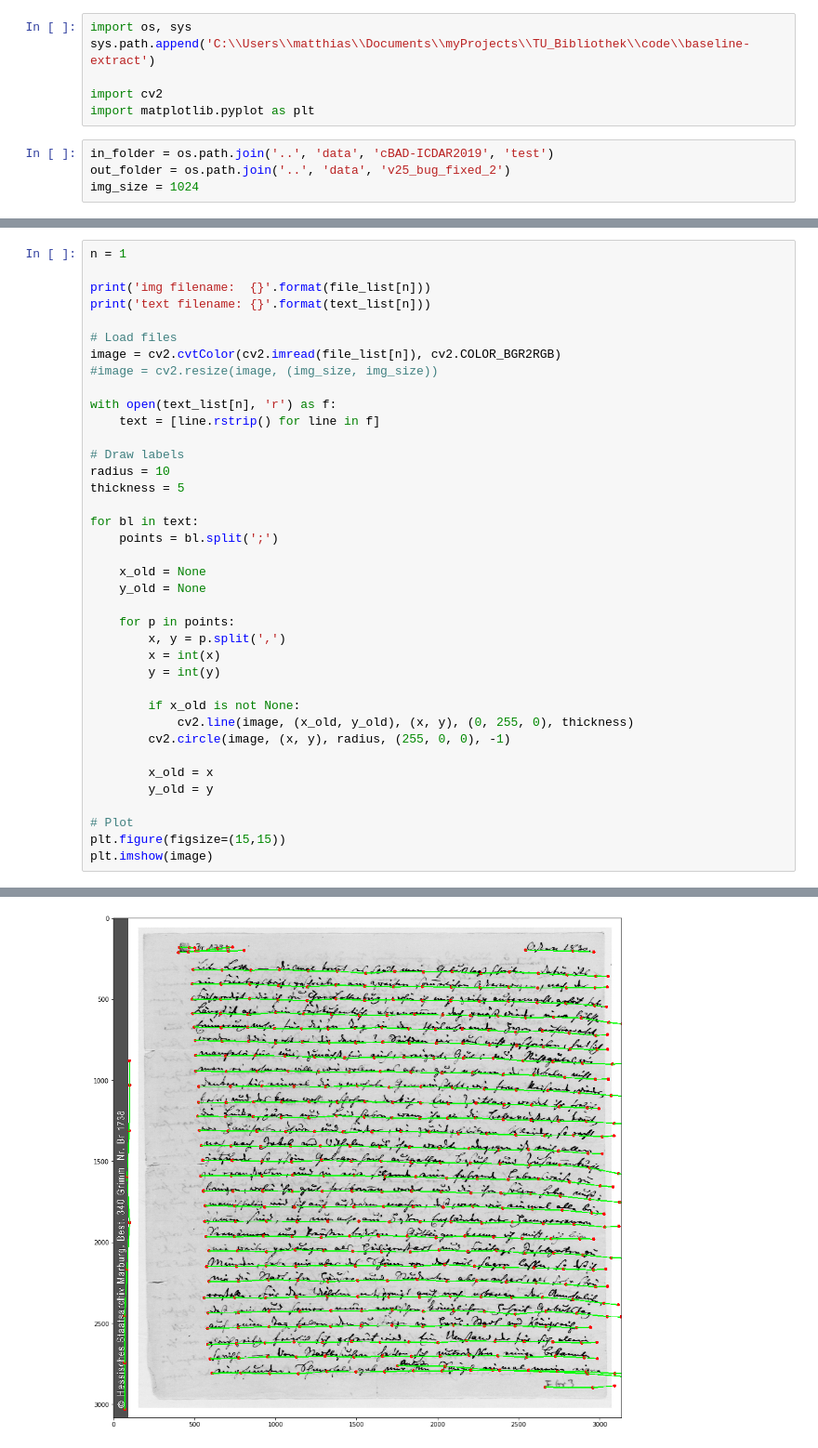
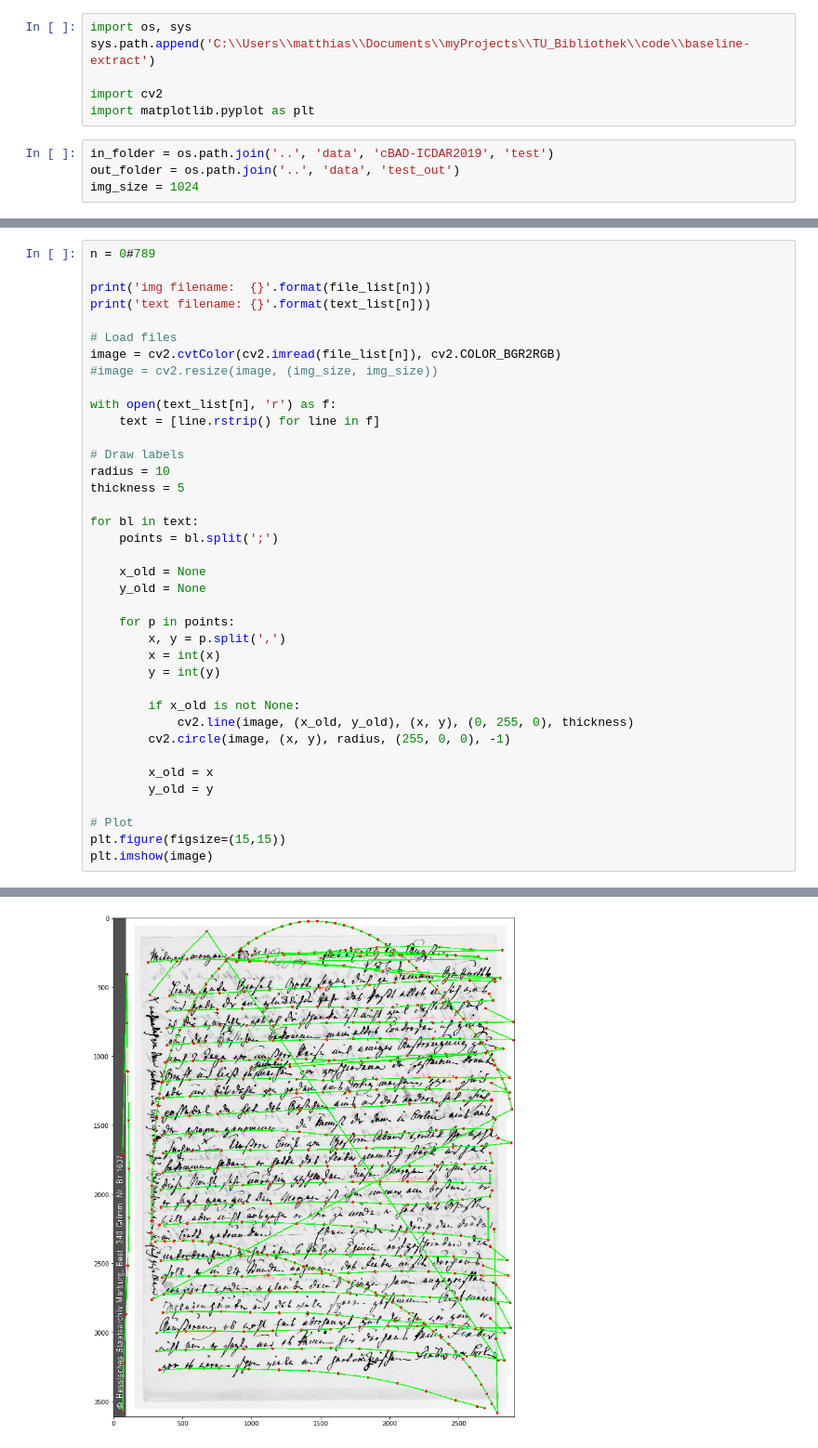
Before and after one commit to mwoedlinger/baseline-extract, a Jupyter notebook: demo/draw_prediction.ipynb, the cells around one changed output, grey strips where cells are left out. Shown at 93% size. Drawn from its saved outputs; the diff is of its cells as text.

```diff
--- a/demo/draw_prediction.ipynb
+++ b/demo/draw_prediction.ipynb
@@ -6,7 +6,7 @@ import cv2
 import matplotlib.pyplot as plt
 # %%
 in_folder = os.path.join('..', 'data', 'cBAD-ICDAR2019', 'test')
-out_folder = os.path.join('..', 'data', 'v25_bug_fixed_2')
+out_folder = os.path.join('..', 'data', 'test_out')
 img_size = 1024
 # %%
 text_list = []
@@ -22,5 +22,5 @@ found 11 files.
 # %%
-n = 1
+n = 0#789
 
 print('img filename:  {}'.format(file_list[n]))
 print('text filename: {}'.format(text_list[n]))
@@ -63,2 +63,2 @@ text filename: ..\data\v25_bug_fixed_2\cPAS-0004.txt
 <matplotlib.image.AxesImage at 0x...>
-[figure, old version]
+[figure, new version]
```
Also changed, not shown: parts of 2 cells of this notebook, 14 other files.
